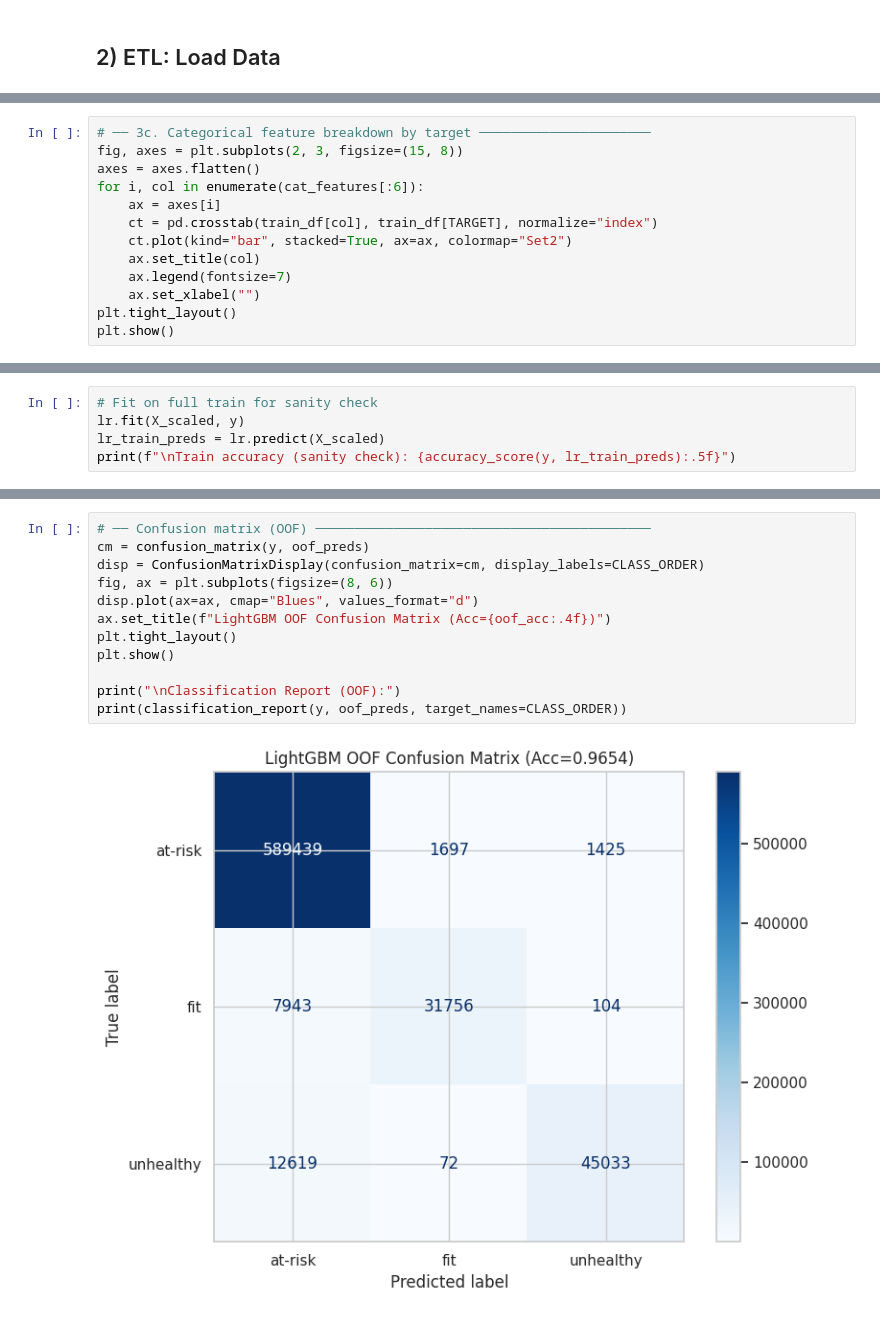
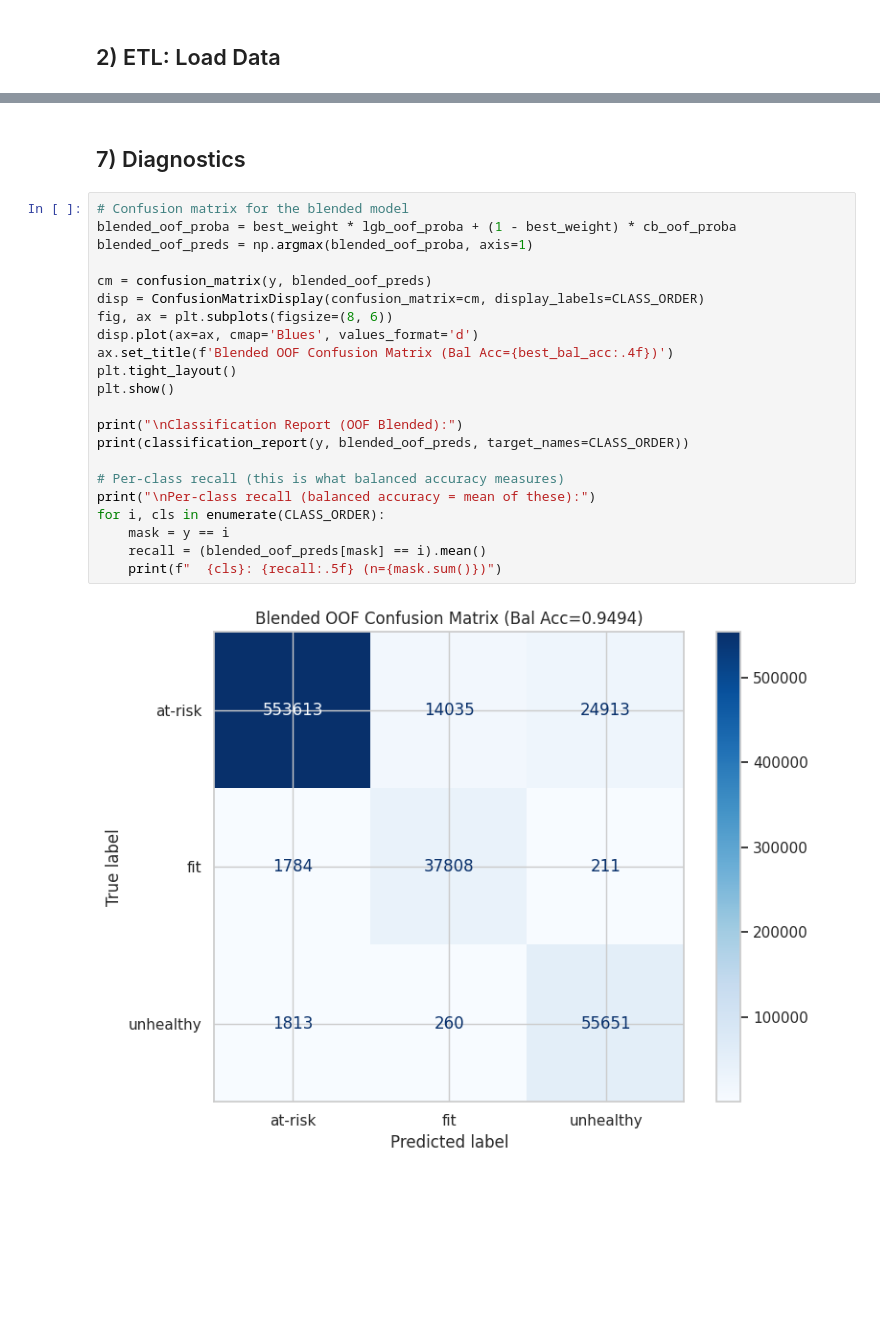
Before and after one commit to drthgz/kaggle-challenges, a Jupyter notebook: 2026-07/notebook.ipynb, the cells around one changed output, grey strips where cells are left out. Cells and saved outputs as stored; diff of their text form; blank space fills up the shorter version.

Commit message:
Kaggle Notebook | July2026-Predicting-Student-Health-Risk | Version 3

```diff
--- a/2026-07/notebook.ipynb
+++ b/2026-07/notebook.ipynb
@@ -138,13 +87,0 @@ Categorical features (6): ['diet_type', 'stress_level', 'sleep_quality', 'physic
-# %%
-# ── 3c. Categorical feature breakdown by target ──────────────────────
-fig, axes = plt.subplots(2, 3, figsize=(15, 8))
-axes = axes.flatten()
-for i, col in enumerate(cat_features[:6]):
-    ax = axes[i]
-    ct = pd.crosstab(train_df[col], train_df[TARGET], normalize="index")
-    ct.plot(kind="bar", stacked=True, ax=ax, colormap="Set2")
-    ax.set_title(col)
-    ax.legend(fontsize=7)
-    ax.set_xlabel("")
-plt.tight_layout()
-plt.show()
@@ -258,5 +87,0 @@ Per-fold: ['0.90561', '0.90637', '0.90632', '0.90497', '0.90509']
-# %%
-# Fit on full train for sanity check
-lr.fit(X_scaled, y)
-lr_train_preds = lr.predict(X_scaled)
-print(f"\nTrain accuracy (sanity check): {accuracy_score(y, lr_train_preds):.5f}")
@@ -340,14 +388,26 @@ plt.show()
+# %% [markdown]
+## 7) Diagnostics
 # %%
-# ── Confusion matrix (OOF) ───────────────────────────────────────────
-cm = confusion_matrix(y, oof_preds)
+# Confusion matrix for the blended model
+blended_oof_proba = best_weight * lgb_oof_proba + (1 - best_weight) * cb_oof_proba
+blended_oof_preds = np.argmax(blended_oof_proba, axis=1)
+
+cm = confusion_matrix(y, blended_oof_preds)
 disp = ConfusionMatrixDisplay(confusion_matrix=cm, display_labels=CLASS_ORDER)
 fig, ax = plt.subplots(figsize=(8, 6))
-disp.plot(ax=ax, cmap="Blues", values_format="d")
-ax.set_title(f"LightGBM OOF Confusion Matrix (Acc={oof_acc:.4f})")
+disp.plot(ax=ax, cmap='Blues', values_format='d')
+ax.set_title(f'Blended OOF Confusion Matrix (Bal Acc={best_bal_acc:.4f})')
 plt.tight_layout()
 plt.show()
 
-print("\nClassification Report (OOF):")
-print(classification_report(y, oof_preds, target_names=CLASS_ORDER))
+print("\nClassification Report (OOF Blended):")
+print(classification_report(y, blended_oof_preds, target_names=CLASS_ORDER))
+
+# Per-class recall (this is what balanced accuracy measures)
+print("\nPer-class recall (balanced accuracy = mean of these):")
+for i, cls in enumerate(CLASS_ORDER):
+    mask = y == i
+    recall = (blended_oof_preds[mask] == i).mean()
+    print(f"  {cls}: {recall:.5f} (n={mask.sum()})")
 # %% [output]
-[figure, old version]
+[figure, new version]
```
Also changed, not shown: parts of 27 cells of this notebook.
